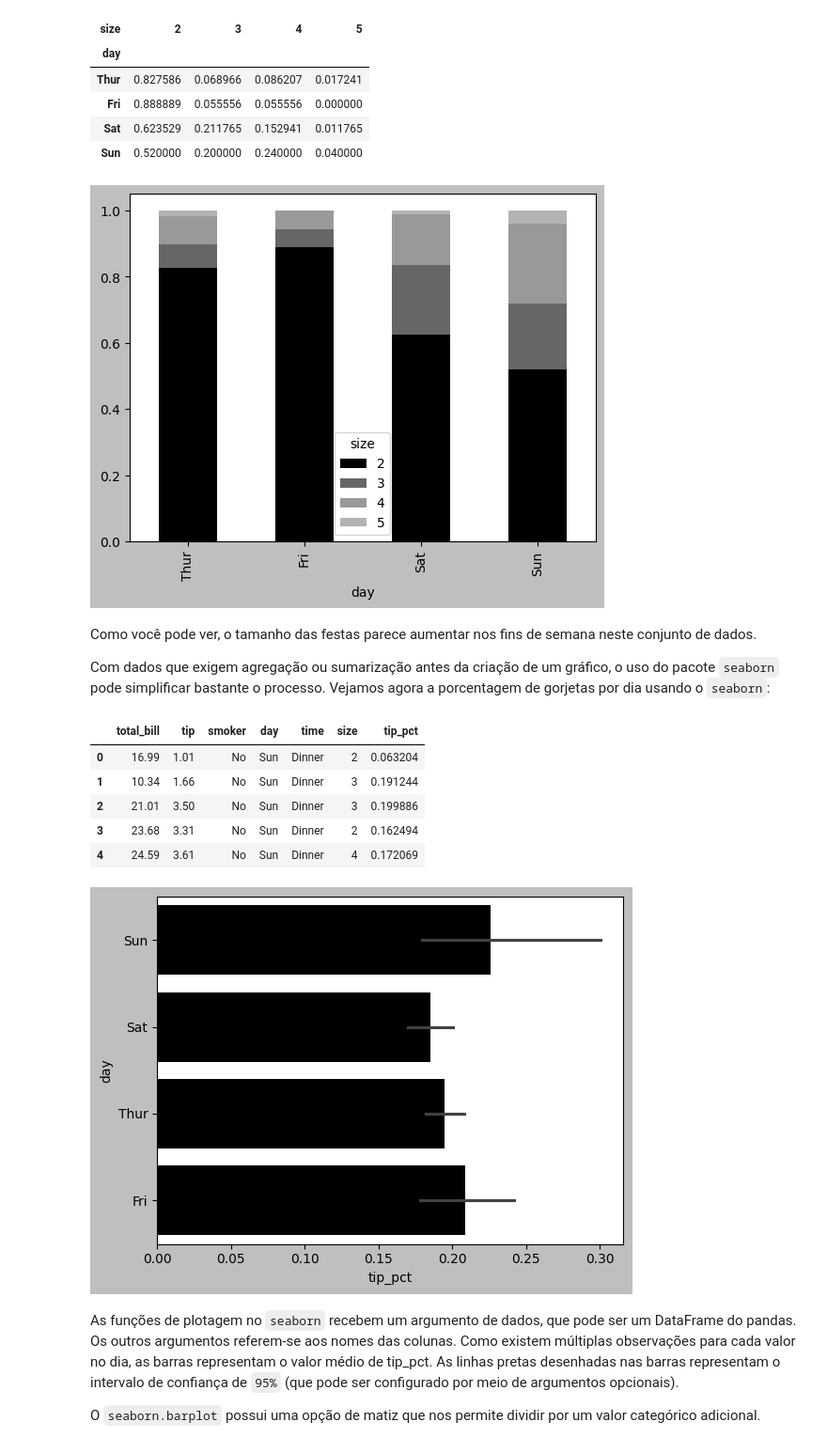
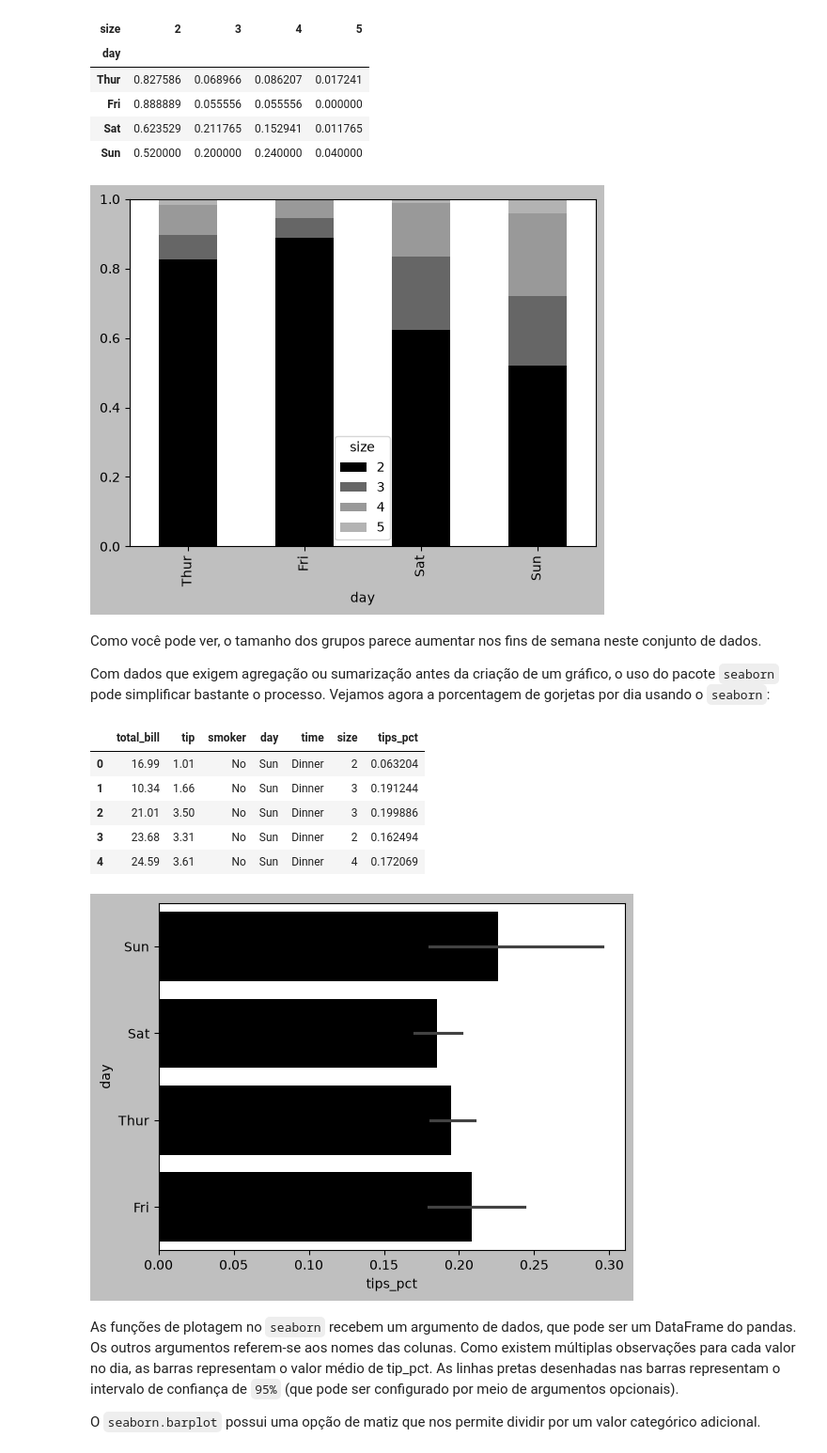
Before and after one commit to Somutt/revisao_py, a Jupyter notebook: 01_python_fundamentals/module06.ipynb, the cells around one changed output. Shown at 94% size. Cells and saved outputs as stored; diff of their text form; code cells hidden in the pictures.

Commit message:
chore (module6): pratica seaborn 1

```diff
--- a/01_python_fundamentals/module06.ipynb
+++ b/01_python_fundamentals/module06.ipynb
@@ -499,7 +518,8 @@ usando `value_counts`: `s.value_counts().plot.bar()`.
 
 Vamos analisar um conjunto de dados de exemplo sobre gorjetas em restaurantes. Suponha que queiramos criar um gráfico de barras empilhadas mostrando a porcentagem de pontos de dados para cada tamanho de grupo em cada dia. Carregamos os dados usando `read_csv` e criamos uma tabela de contingência por dia e tamanho do grupo. A função `pandas.crosstab` é uma maneira conveniente de calcular uma tabela de frequência simples a partir de duas colunas de um `DataFrame`:
 # %%
-tips = pd.read_csv("/home/samuelmalves/Documents/Dev/Python/CTE-IA/prog-ciencia-de-dados/aulas/examples/tips.csv")
+tips = pd.read_csv('./examples/tips.csv')
+
 tips.head()
 # %% [output]
 |  | total_bill | tip | smoker | day | time | size |
@@ -538,26 +569,26 @@ party_pcts
 # %%
 party_pcts.plot.bar(stacked=True);
 # %% [output]
-[figure, old version]
+[figure, new version]
 # %% [markdown]
-Como você pode ver, o tamanho das festas parece aumentar nos fins de semana neste conjunto de dados.
+Como você pode ver, o tamanho dos grupos parece aumentar nos fins de semana neste conjunto de dados.
 
 Com dados que exigem agregação ou sumarização antes da criação de um gráfico, o uso do pacote `seaborn` pode simplificar bastante o processo. Vejamos agora a porcentagem de gorjetas por dia usando o `seaborn`:
 # %%
-import seaborn as sns
-tips["tip_pct"] = tips["tip"] / (tips["total_bill"] - tips["tip"])
+tips['tips_pct'] = tips['tip'] / (tips['total_bill'] - tips['tip'])
+
 tips.head()
 # %% [output]
-|  | total_bill | tip | smoker | day | time | size | tip_pct |
+|  | total_bill | tip | smoker | day | time | size | tips_pct |
 | 0 | 16.99 | 1.01 | No | Sun | Dinner | 2 | 0.063204 |
 | 1 | 10.34 | 1.66 | No | Sun | Dinner | 3 | 0.191244 |
 | 2 | 21.01 | 3.50 | No | Sun | Dinner | 3 | 0.199886 |
 | 3 | 23.68 | 3.31 | No | Sun | Dinner | 2 | 0.162494 |
 | 4 | 24.59 | 3.61 | No | Sun | Dinner | 4 | 0.172069 |
 # %%
-sns.barplot(x="tip_pct", y="day", data=tips, orient="h");
+sns.barplot(x='tips_pct', y='day', data=tips, orient='h');
 # %% [output]
-[figure, old version]
+[figure, new version]
 # %% [markdown]
 As funções de plotagem no `seaborn` recebem um argumento de dados, que pode ser um DataFrame do pandas. Os outros argumentos referem-se aos nomes das colunas. Como existem múltiplas observações para cada valor no dia, as barras representam o valor médio de tip_pct. As linhas pretas desenhadas nas barras representam o intervalo de confiança de `95%` (que pode ser configurado por meio de argumentos opcionais).
 
```
Also changed, not shown: parts of 12 cells of this notebook, 2 other files.
